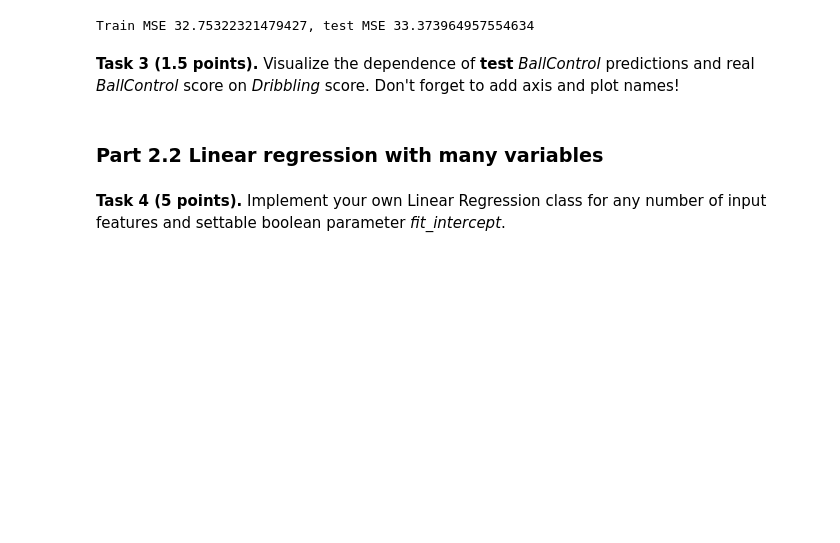
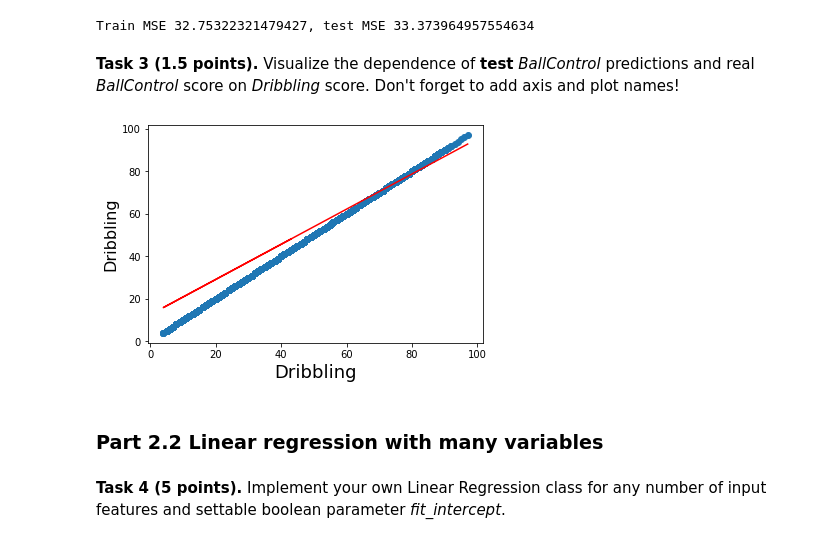
Before and after one commit to webmak1/ml-intro, a Jupyter notebook: 2_linear_regression/seminar_and_homework.ipynb, the cells around one changed output. Drawn from its saved outputs; the diff is of its cells as text; code cells hidden in the pictures; blank space fills up the shorter version.

```diff
--- a/2_linear_regression/seminar_and_homework.ipynb
+++ b/2_linear_regression/seminar_and_homework.ipynb
@@ -272,3 +270,11 @@ Train MSE 32.75322321479427, test MSE 33.373964957554634
+# %%
+plt.scatter(data[['Dribbling']], data[['Dribbling']])
+plt.plot(data[['Dribbling']], data[['predicted_BallControl']], color='red')
+plt.xlabel('Dribbling', fontsize=18)
+plt.ylabel('Dribbling', fontsize=16)
+plt.show()
+# %% [output]
+[figure, added]
 # %% [markdown]
 ### Part 2.2 Linear regression with many variables
 # %% [markdown]
```
Also changed, not shown: parts of 1 cell of this notebook.
